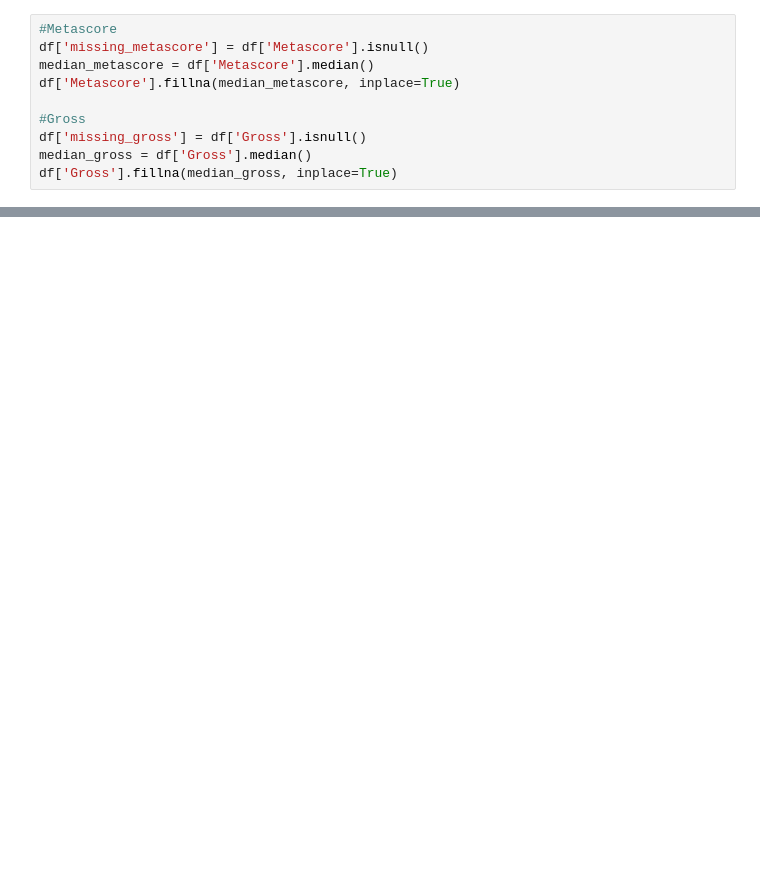
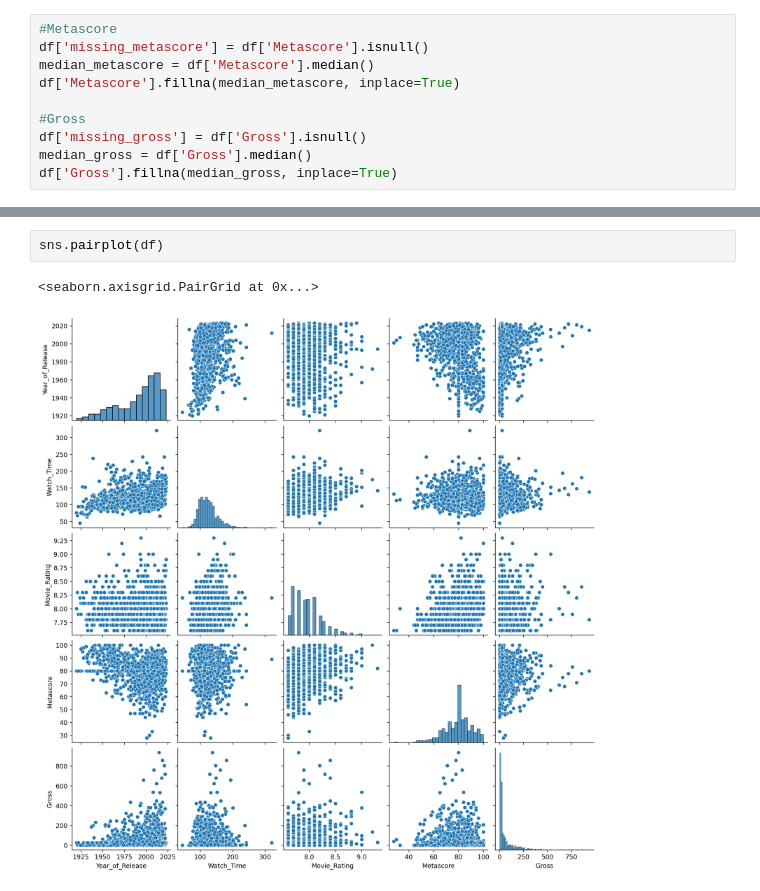
Before and after one commit to vjwua/ML_RegressionProj, a Jupyter notebook: ML_MoviesDB/Test.ipynb, the cells around one changed output, grey strips where cells are left out. Drawn from its saved outputs; the diff is of its cells as text; blank space fills up the shorter version.

```diff
--- a/ML_MoviesDB/Test.ipynb
+++ b/ML_MoviesDB/Test.ipynb
@@ -73 +87,6 @@ print(imputed_data)
+# %%
+sns.pairplot(df)
+# %% [output]
+<seaborn.axisgrid.PairGrid at 0x...>
+[figure, added]
 # %%
```
Also changed, not shown: parts of 23 cells of this notebook, 2 other files.
